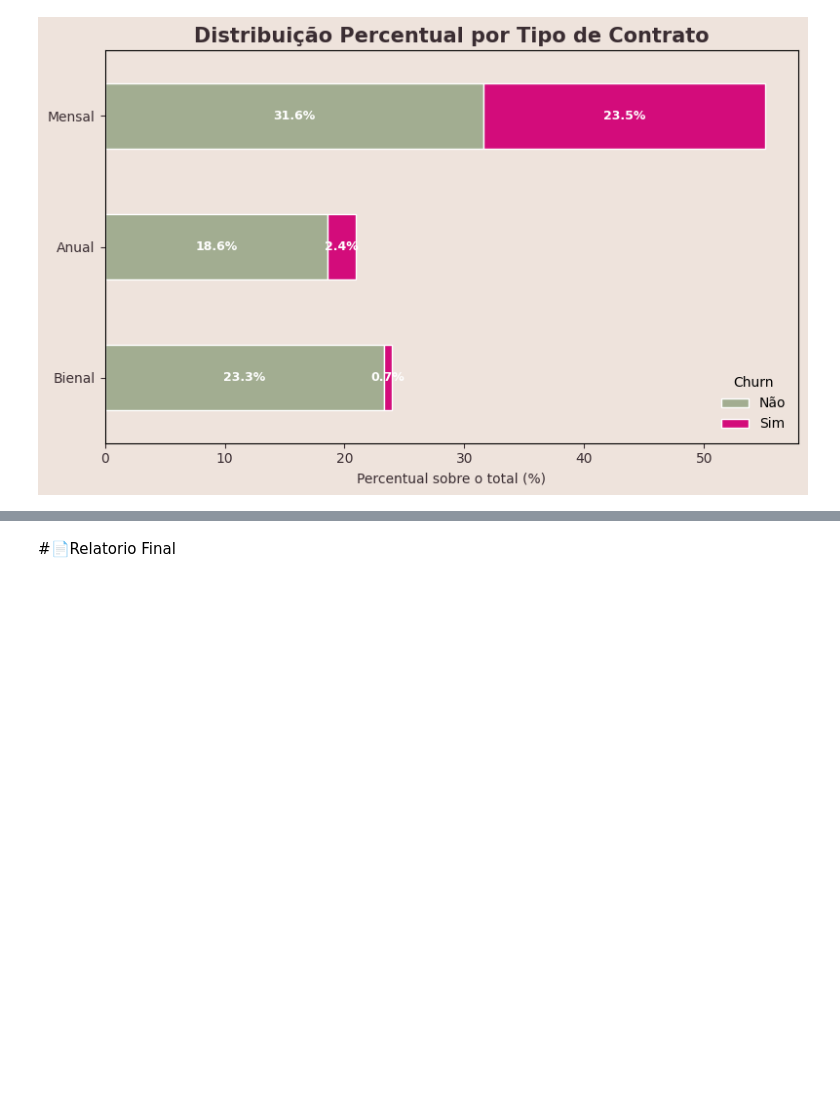
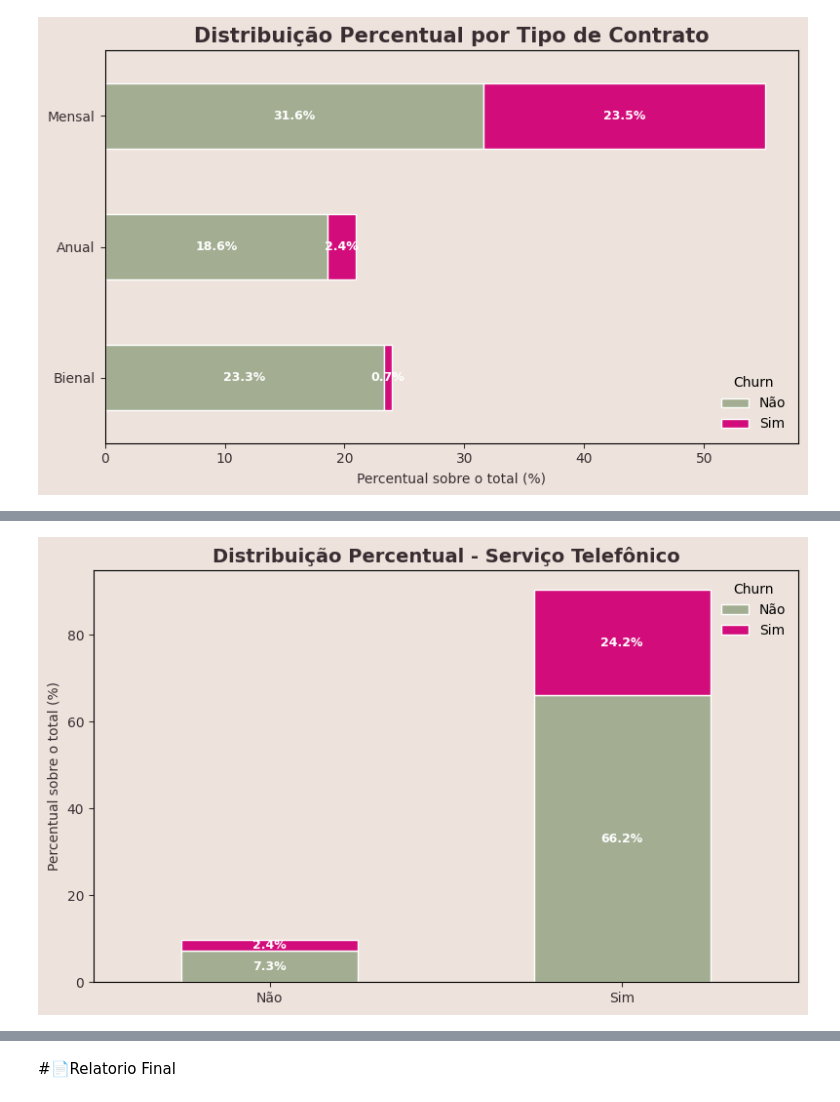
Before and after one commit to beatricemarx/G9ONE_Chalenge_TelecomX, a Jupyter notebook: TelecomX_BR.ipynb, the cells around one changed output, grey strips where cells are left out. Saved outputs shown, nothing was run; the diff lists cells and outputs as text; code cells hidden in the pictures; blank space fills up the shorter version.

```diff
--- a/TelecomX_BR.ipynb
+++ b/TelecomX_BR.ipynb
@@ -1034,0 +1131,96 @@ plt.show()
+# %%
+#gráficos tipos de serviços x churn
+
+import pandas as pd
+import matplotlib.pyplot as plt
+
+# Lista das colunas desejadas
+colunas_servicos = [
+    "Serviço Telefônico",
+    "Múltiplas Linhas",
+    "Serviço de Internet",
+    "Segurança Online",
+    "Backup Online",
+    "Proteção de Dispositivo",
+    "Suporte Técnico",
+    "Streaming de TV",
+    "Streaming de Filmes"
+]
+
+# Total de clientes
+total_clientes = len(dados)
+
+# 🎨 Paleta
+cor_fundo = "#EEE3DC"
+cor_texto = "#3A2D32"
+cores = ["#A2AD91", "#D30C7B"]  # Não | Sim
+
+for col in colunas_servicos:
+
+    df_temp = (
+        dados
+        .groupby([col, "Churn"])
+        .size()
+        .unstack(fill_value=0)
+    )
+
+    df_temp = (df_temp / total_clientes) * 100
+
+    # Ordenar pelo maior percentual de churn
+    if "Sim" in df_temp.columns:
+        df_temp = df_temp.sort_values("Sim", ascending=True)
+
+    fig, ax = plt.subplots(figsize=(8,5))
+
+    fig.patch.set_facecolor(cor_fundo)
+    ax.set_facecolor(cor_fundo)
+
+    df_temp.plot(
+    kind="bar",          # 🔥 invertido aqui
+    stacked=True,
+    color=cores,
+    edgecolor="white",
+    ax=ax
+    )
+
+    ax.set_title(
+        f"Distribuição Percentual - {col}",
+        fontsize=14,
+        weight="bold",
+        color=cor_texto
+    )
+
+
+    ax.set_ylabel("Percentual sobre o total (%)", color=cor_texto)
+    ax.set_xlabel("")
+    ax.tick_params(axis="x", rotation=0)
+
+    ax.tick_params(colors=cor_texto)
+    ax.legend(title="Churn", frameon=False)
+
+    # 🔥 Inserir percentual dentro das barras
+    for i, (index, row) in enumerate(df_temp.iterrows()):
+
+        acumulado = 0
+
+        for valor in row:
+            if valor > 0.5:
+                ax.text(
+                    i,                      # posição horizontal
+                    acumulado + valor / 2,  # posição vertical
+                    f"{valor:.1f}%",
+                    ha="center",
+                    va="center",
+                    fontsize=9,
+                    color="white",
+                    weight="bold"
+                )
+            acumulado += valor
+
+
+
+
+    plt.tight_layout()
+    plt.show()
+# %% [output]
+[figure, added]
```
Also changed, not shown: parts of 9 cells of this notebook.
